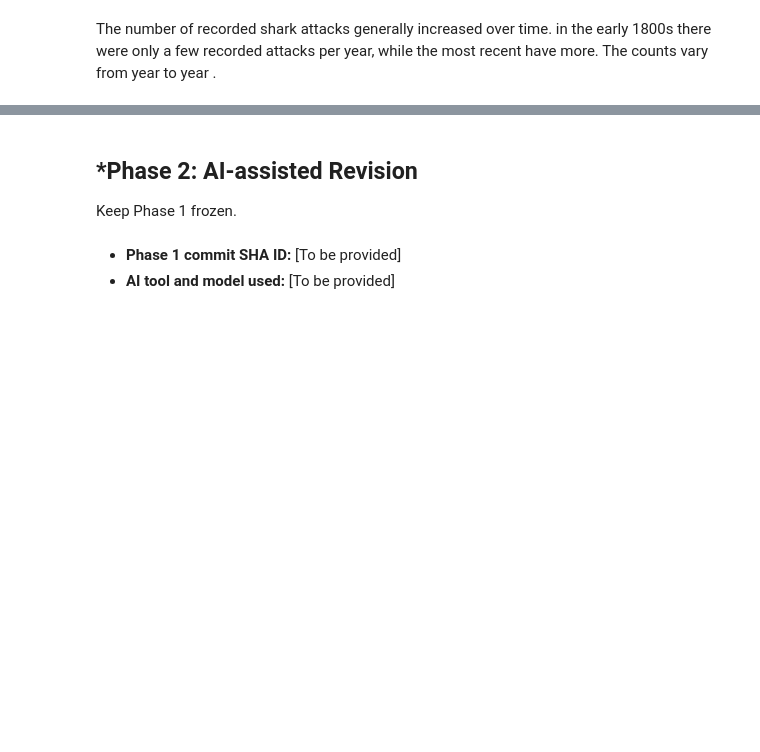
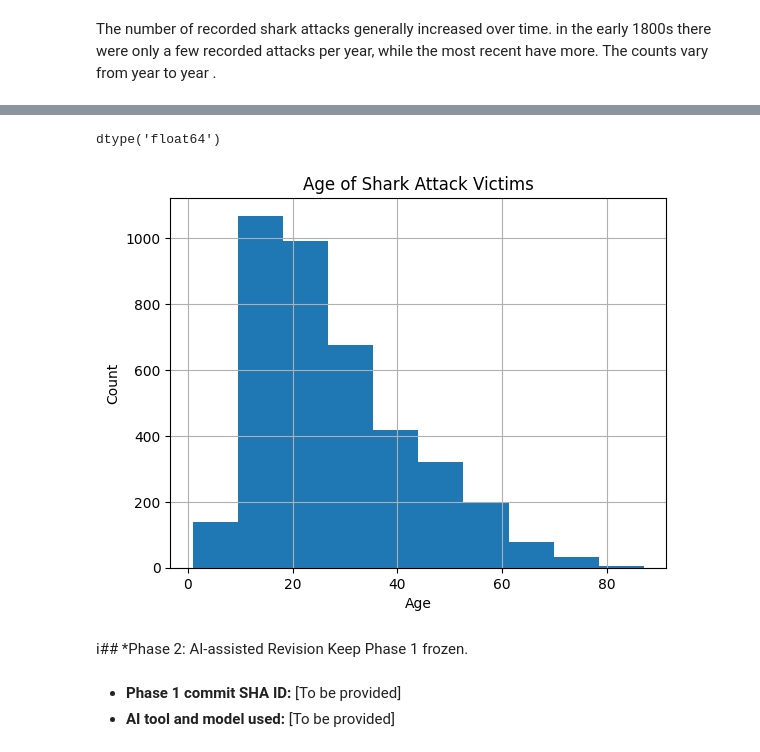
Before and after one commit to raffaellaalpaca-ai/A01-data-wrangling, a Jupyter notebook: notebook.ipynb, the cells around one changed output, grey strips where cells are left out. Drawn from its saved outputs; the diff is of its cells as text; code cells hidden in the pictures; blank space fills up the shorter version.

Commit message:
Clean age and added histogram

```diff
--- a/notebook.ipynb
+++ b/notebook.ipynb
@@ -309,0 +343,3 @@ The number of recorded shark attacks generally increased over time. in the early
+# %%
+#cleaning
+sharks['Age_clean'] = pd.to_numeric(sharks['Age'], errors='coerce')
@@ -310,5 +362,18 @@ The number of recorded shark attacks generally increased over time. in the early
+# %%
+sharks['Age_clean'].dtype
+# %% [output]
+dtype('float64')
+# %%
+#histogram
+sharks['Age_clean'].hist()
+plt.xlabel('Age')
+plt.ylabel('Count')
+plt.title('Age of Shark Attack Victims')
+plt.show()
+# %% [output]
+[figure, added]
 # %% [markdown]
-## *Phase 2: AI-assisted Revision
+i## *Phase 2: AI-assisted Revision
 Keep Phase 1 frozen.
 # %% [markdown]
 - **Phase 1 commit SHA ID:** [To be provided]
```
Also changed, not shown: parts of 5 cells of this notebook.
